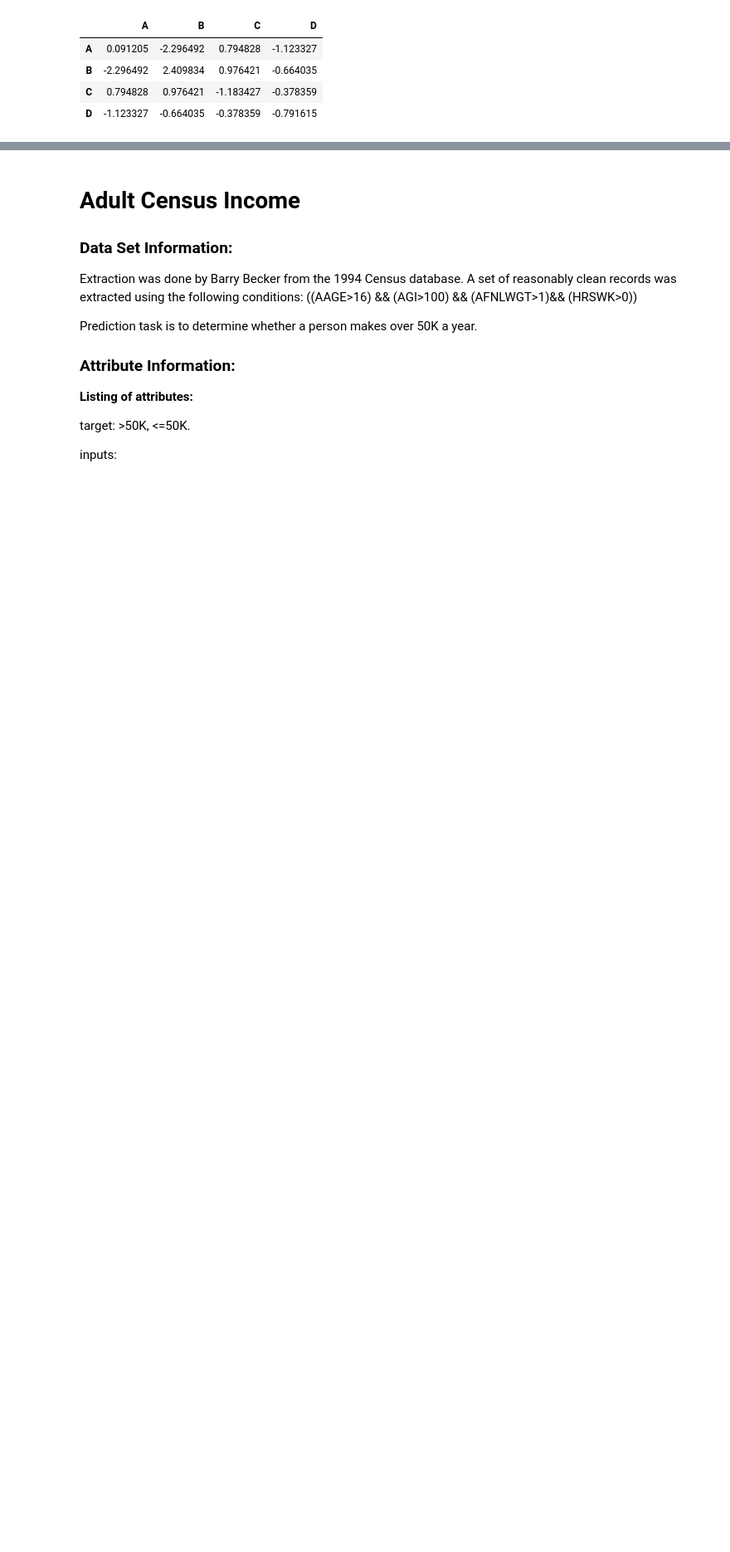
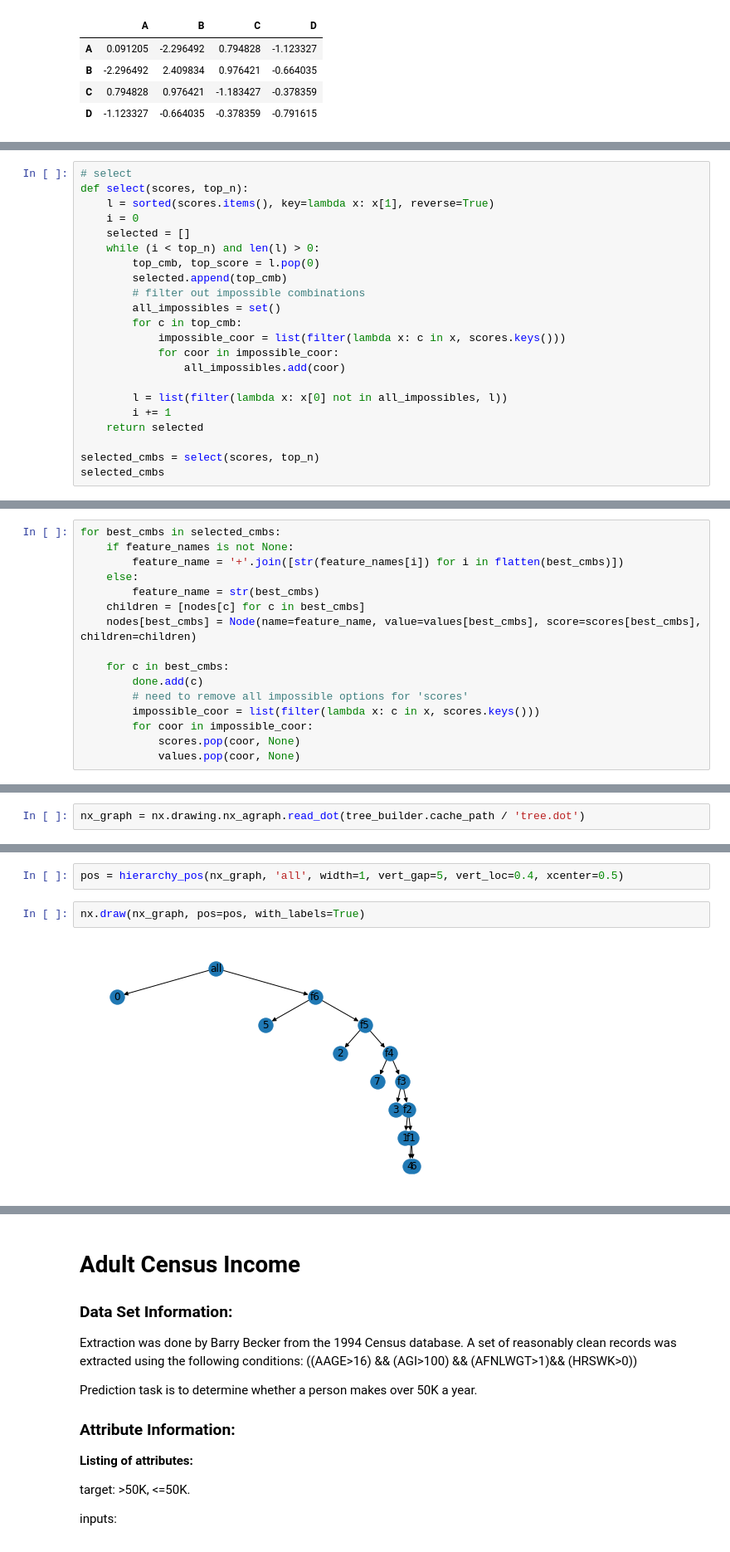
Before and after one commit to simonjisu/FeatureInteractionTree, a Jupyter notebook: notebooks/TestNotebook.ipynb, the cells around one changed output, grey strips where cells are left out. Shown at 83% size. Saved outputs shown, nothing was run; the diff lists cells and outputs as text; blank space fills up the shorter version.

```diff
--- a/notebooks/TestNotebook.ipynb
+++ b/notebooks/TestNotebook.ipynb
@@ -247,0 +294,22 @@ tree_builder.show()
+# %%
+# select
+def select(scores, top_n):
+    l = sorted(scores.items(), key=lambda x: x[1], reverse=True)
+    i = 0
+    selected = []
+    while (i < top_n) and len(l) > 0:
+        top_cmb, top_score = l.pop(0)
+        selected.append(top_cmb)
+        # filter out impossible combinations
+        all_impossibles = set()
+        for c in top_cmb:
+            impossible_coor = list(filter(lambda x: c in x, scores.keys()))
+            for coor in impossible_coor:
+                all_impossibles.add(coor)
+
+        l = list(filter(lambda x: x[0] not in all_impossibles, l))
+        i += 1
+    return selected
+
+selected_cmbs = select(scores, top_n)
+selected_cmbs
@@ -247,0 +318,16 @@ tree_builder.show()
+# %%
+for best_cmbs in selected_cmbs:
+    if feature_names is not None:
+        feature_name = '+'.join([str(feature_names[i]) for i in flatten(best_cmbs)])
+    else:
+        feature_name = str(best_cmbs)
+    children = [nodes[c] for c in best_cmbs]
+    nodes[best_cmbs] = Node(name=feature_name, value=values[best_cmbs], score=scores[best_cmbs], children=children)
+
+    for c in best_cmbs:
+        done.add(c)
+        # need to remove all impossible options for 'scores'
+        impossible_coor = list(filter(lambda x: c in x, scores.keys()))
+        for coor in impossible_coor:
+            scores.pop(coor, None)
+            values.pop(coor, None)
@@ -247,0 +347,2 @@ tree_builder.show()
+# %%
+nx_graph = nx.drawing.nx_agraph.read_dot(tree_builder.cache_path / 'tree.dot')
@@ -247,0 +414,6 @@ tree_builder.show()
+# %%
+pos = hierarchy_pos(nx_graph, 'all', width=1, vert_gap=5, vert_loc=0.4, xcenter=0.5)
+# %%
+nx.draw(nx_graph, pos=pos, with_labels=True)
+# %% [output]
+[figure, added]
```
Also changed, not shown: parts of 21 cells of this notebook, 7 other files.
